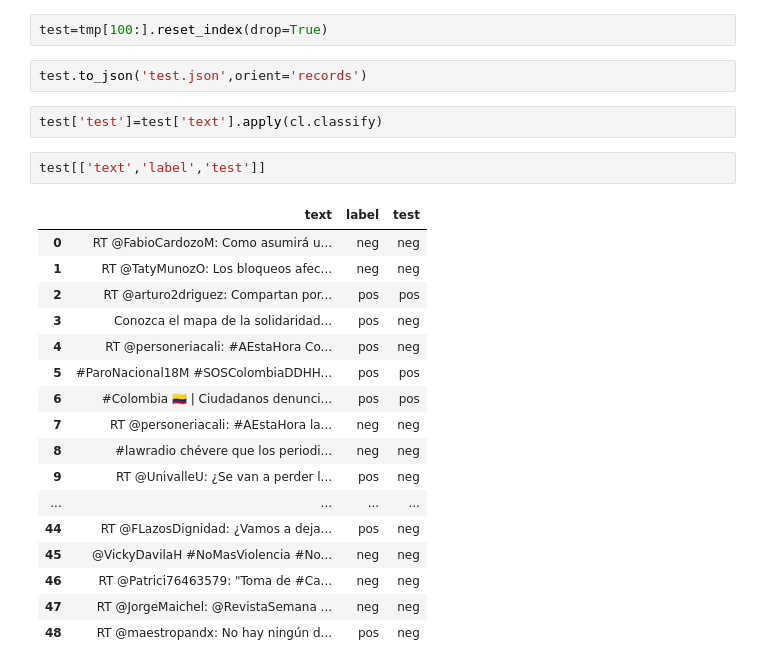
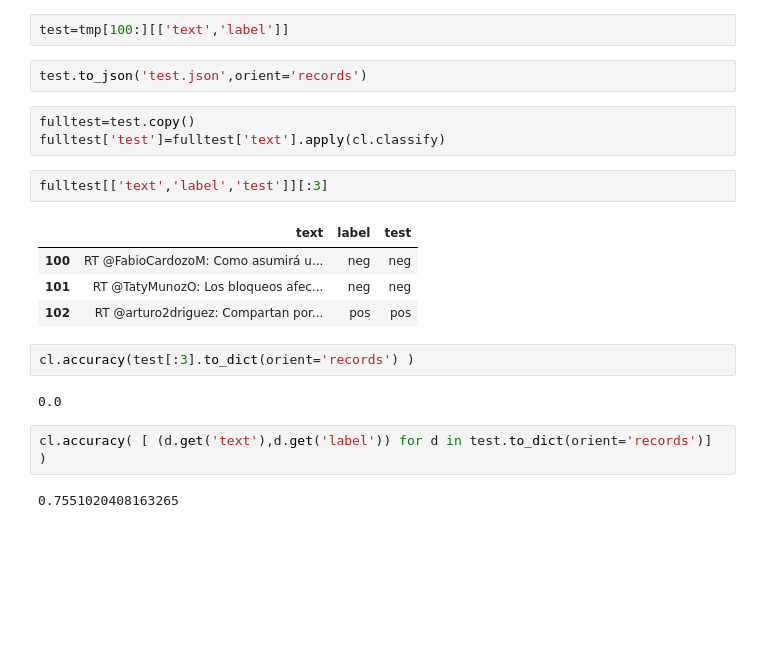
Before and after one commit to restrepo/twitter, a Jupyter notebook: senti.ipynb, the cells around one changed output. Saved outputs shown, nothing was run; the diff lists cells and outputs as text; blank space fills up the shorter version.

```diff
--- a/senti.ipynb
+++ b/senti.ipynb
@@ -216,28 +214,24 @@ True
 with open('train.json', 'r') as fp:
      cl = NaiveBayesClassifier(fp, format="json")
 # %%
-test=tmp[100:].reset_index(drop=True)
+test=tmp[100:][['text','label']]
 # %%
 test.to_json('test.json',orient='records')
 # %%
-test['test']=test['text'].apply(cl.classify)
+fulltest=test.copy()
+fulltest['test']=fulltest['text'].apply(cl.classify)
 # %%
-test[['text','label','test']]
+fulltest[['text','label','test']][:3]
 # %% [output]
 |  | text | label | test |
-| 0 | RT @FabioCardozoM: Como asumirá u... | neg | neg |
-| 1 | RT @TatyMunozO: Los bloqueos afec... | neg | neg |
-| 2 | RT @arturo2driguez: Compartan por... | pos | pos |
-| 3 | Conozca el mapa de la solidaridad... | pos | neg |
-| 4 | RT @personeriacali: #AEstaHora Co... | pos | neg |
-| 5 | #ParoNacional18M #SOSColombiaDDHH... | pos | pos |
-| 6 | #Colombia 🇨🇴 | Ciudadanos denunci... | pos | pos |
-| 7 | RT @personeriacali: #AEstaHora la... | neg | neg |
-| 8 | #lawradio chévere que los periodi... | neg | neg |
-| 9 | RT @UnivalleU: ¿Se van a perder l... | pos | neg |
-| ... | ... | ... | ... |
-| 44 | RT @FLazosDignidad: ¿Vamos a deja... | pos | neg |
-| 45 | @VickyDavilaH #NoMasViolencia #No... | neg | neg |
-| 46 | RT @Patrici76463579: "Toma de #Ca... | neg | neg |
-| 47 | RT @JorgeMaichel: @RevistaSemana ... | neg | neg |
-| 48 | RT @maestropandx: No hay ningún d... | pos | neg |
+| 100 | RT @FabioCardozoM: Como asumirá u... | neg | neg |
+| 101 | RT @TatyMunozO: Los bloqueos afec... | neg | neg |
+| 102 | RT @arturo2driguez: Compartan por... | pos | pos |
+# %%
+cl.accuracy(test[:3].to_dict(orient='records') )
+# %% [output]
+0.0
+# %%
+cl.accuracy( [ (d.get('text'),d.get('label')) for d in test.to_dict(orient='records')] )
+# %% [output]
+0.7551020408163265
```
Also changed, not shown: parts of 2 cells of this notebook, 1 other file.
